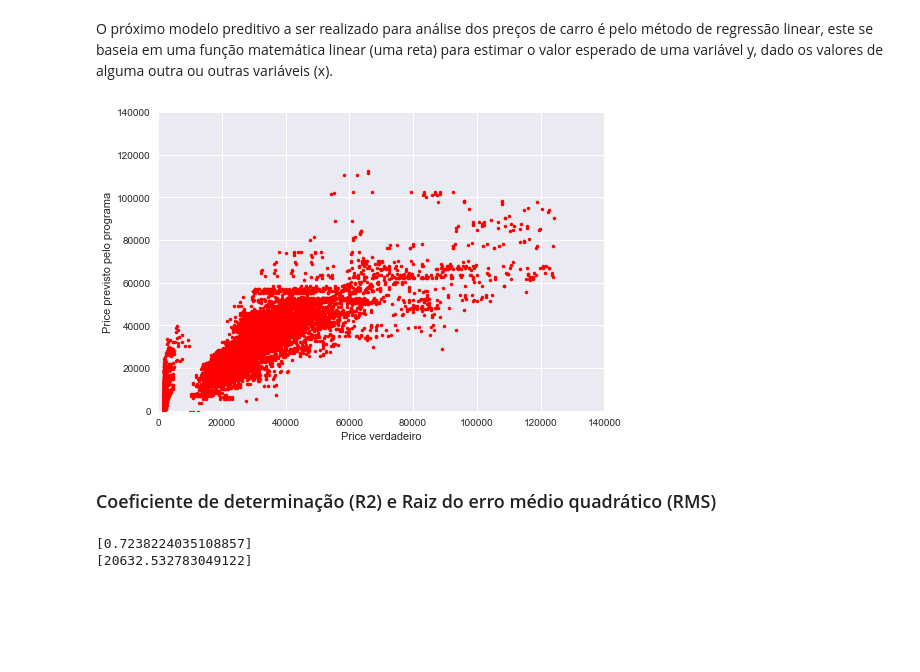
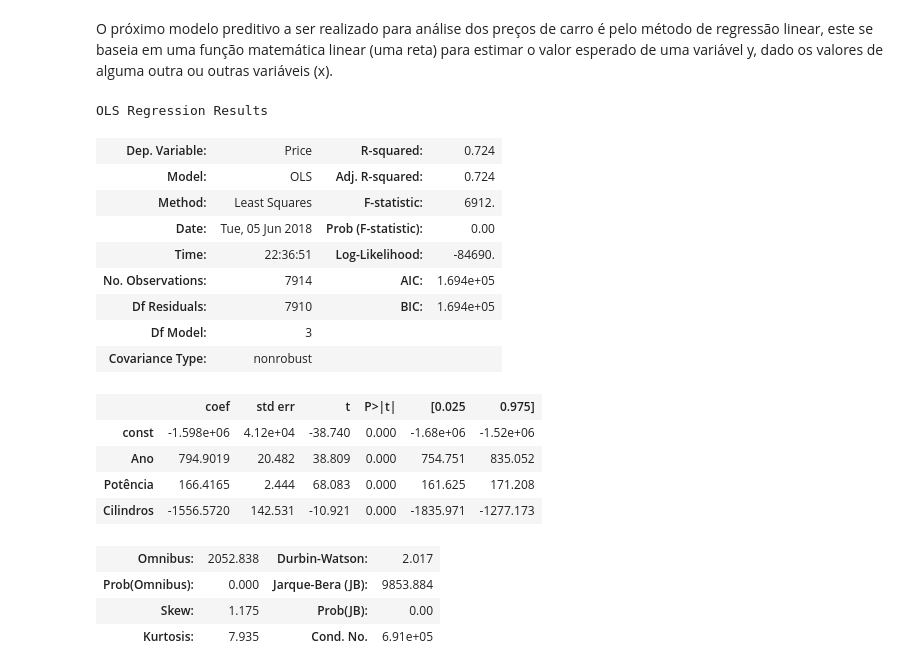
Before and after one commit to phdaher/CD2-Projeto-3, a Jupyter notebook: Projeto 3/Predição de preços de carros.ipynb, the cells around one changed output. Drawn from its saved outputs; the diff is of its cells as text; code cells hidden in the pictures; blank space fills up the shorter version.

```diff
--- a/Projeto 3/Predição de preços de carros.ipynb
+++ b/Projeto 3/Predição de preços de carros.ipynb
@@ -229,33 +311,0 @@ def ridge_regression(train, atributos, alpha):
-# %%
-ridge = ridge_regression(train, atributos,1e-5)
-plt.plot(train['Price'],ridge,'.', color="red")
-plt.axis([0, 140000, 0, 140000])
-plt.xlabel("Price verdadeiro")
-plt.ylabel("Price previsto pelo programa")
-plt.show()
-# %% [output]
-[figure, removed]
-# %% [markdown]
-### Coeficiente de determinação (R2) e Raiz do erro médio quadrático (RMS)
-# %%
-n = len(train)
-fi = ridge
-ybarra = train.Price.mean()
-yi=train.Price
-
-def R2 (ybarra, fi, yi):
-    a = ((yi-fi)**2).sum()
-    b = ((yi-ybarra)**2).sum()
-    r2=1-(a/b)
-    return[r2]
-
-def RSM (ybarra, fi, yi):
-    c = ((yi-ybarra)**2).sum()
-    raiz = ((1/n)*c)**0.5
-    return[raiz]
-
-print (R2(ybarra, fi, yi))
-print (RSM(ybarra, fi, yi))
-# %% [output]
-[0.7238224035108857]
-[20632.532783049122]
@@ -263,0 +312,40 @@ print (RSM(ybarra, fi, yi))
+# %%
+from IPython.display import HTML, display
+import statsmodels.api as sm
+from statsmodels.formula.api import ols
+Y = train['Price']
+minhascolunas=['Ano','Potência','Cilindros']
+X=train[['Ano','Potência','Cilindros']]
+X=sm.add_constant(X)
+model = sm.OLS(Y,X)
+Tabelareg = model.fit()
+Tabelareg_summary = Tabelareg.summary()
+HTML(
+(Tabelareg_summary
+    .as_html()
+    .replace('<th>  Adj. R-squared:    </th>', '<th style="background-color:#aec7e8;"> Adj. R-squared: </th>')
+    .replace('<th>coef</th>', '<th style="background-color:#ffbb78;">coef</th>')
+    .replace('<th>std err</th>', '<th style="background-color:#c7e9c0;">std err</th>')
+    .replace('<th>P>|t|</th>', '<th style="background-color:#bcbddc;">P>|t|</th>')
+    .replace('<th>[0.025</th>    <th>0.975]</th>', '<th style="background-color:#ff9896;">[0.025</th>    <th style="background-color:#ff9896;">0.975]</th>'))
+)
+# %% [output]
+OLS Regression Results
+| Dep. Variable: | Price | R-squared: | 0.724 |
+| Model: | OLS | Adj. R-squared: | 0.724 |
+| Method: | Least Squares | F-statistic: | 6912. |
+| Date: | Tue, 05 Jun 2018 | Prob (F-statistic): | 0.00 |
+| Time: | 22:36:51 | Log-Likelihood: | -84690. |
+| No. Observations: | 7914 | AIC: | 1.694e+05 |
+| Df Residuals: | 7910 | BIC: | 1.694e+05 |
+| Df Model: | 3 |  |  |
+| Covariance Type: | nonrobust |  |  |
+|  | coef | std err | t | P>|t| | [0.025 | 0.975] |
+| const | -1.598e+06 | 4.12e+04 | -38.740 | 0.000 | -1.68e+06 | -1.52e+06 |
+| Ano | 794.9019 | 20.482 | 38.809 | 0.000 | 754.751 | 835.052 |
+| Potência | 166.4165 | 2.444 | 68.083 | 0.000 | 161.625 | 171.208 |
+| Cilindros | -1556.5720 | 142.531 | -10.921 | 0.000 | -1835.971 | -1277.173 |
+| Omnibus: | 2052.838 | Durbin-Watson: | 2.017 |
+| Prob(Omnibus): | 0.000 | Jarque-Bera (JB): | 9853.884 |
+| Skew: | 1.175 | Prob(JB): | 0.00 |
+| Kurtosis: | 7.935 | Cond. No. | 6.91e+05 |
```
Also changed, not shown: parts of 24 cells of this notebook.
